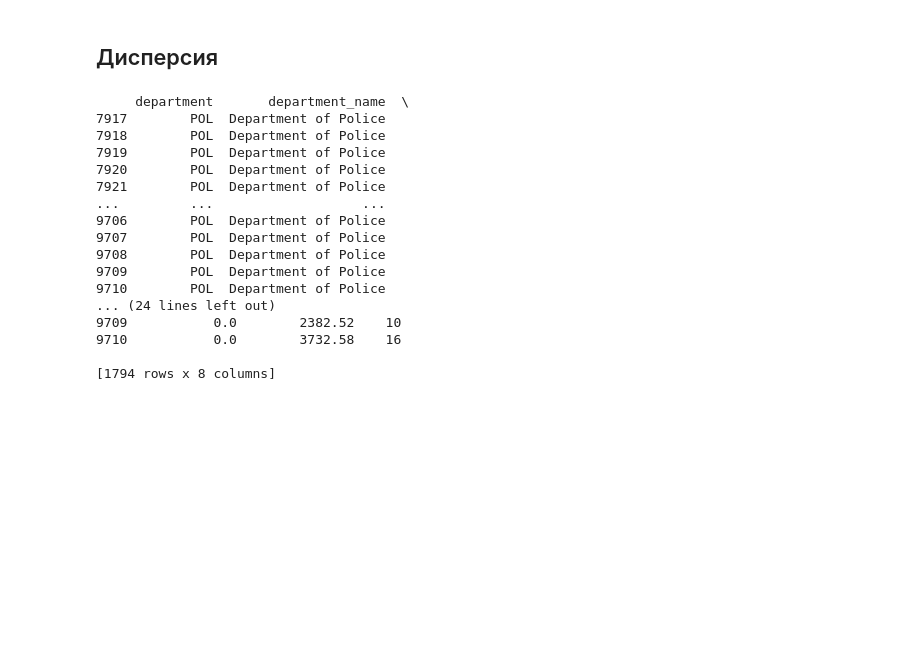
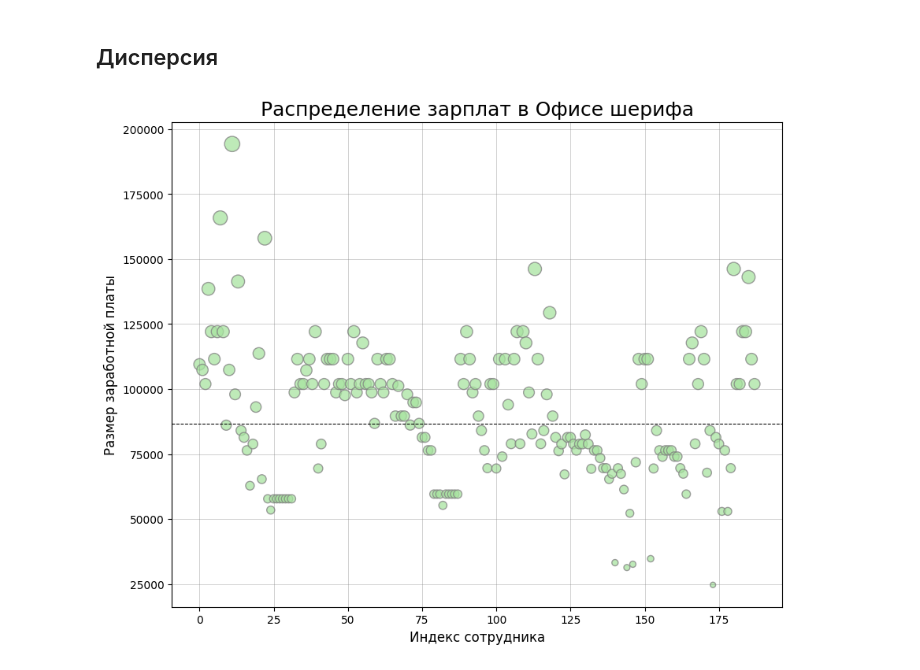
Before and after one commit to Korablinr54/Statistics, a Jupyter notebook: Основы статистики.ipynb, the cells around one changed output. Cells and saved outputs as stored; diff of their text form; code cells hidden in the pictures; blank space fills up the shorter version.

```diff
--- a/Основы статистики.ipynb
+++ b/Основы статистики.ipynb
@@ -681,23 +681,45 @@ plt.show
 # %% [markdown]
 ## Дисперсия
 # %%
-# Попробуем рассмотреть разброс заработных плат внутри полицейского департамента
-print(emp.query("department_name == 'Department of Police'"))
+# Попробуем рассмотреть разброс заработных плат внутри подразделения шерифа
+data_so = emp.query('department_name == "Sheriff\'s Office"')
+
+# выберем данные о зарплате и избавимся от пустых значений
+salary = data_so['base_salary'].dropna()
+median = salary.median()
+
+# устанавливаем размеры фигуры
+plt.figure(figsize=(10,8))
+
+# переменная для отображения зависимости размера зп и точки
+sizes = salary / 1000
+
+# настраиваем график
+plt.scatter(x = range(len(salary)), y = salary,
+                                    color = '#A8E4A0', # цвет
+                                    s = sizes, # размер точек
+                                    alpha = 0.75, # прозрачность
+                                    marker = 'o', # маркер
+                                    edgecolors='grey') # Цвет границ
+
+# добавляем и настраиваем гридлайны
+plt.grid(True, linewidth = 0.5,
+               alpha = 0.5,
+               color = 'gray')
+
+# добавляем и настраиваем дополнительные линии
+plt.axhline(median, color = 'black',
+                    linestyle = '--',
+                    linewidth = 0.75)
+
+# добавляем и настраиваем подписи
+plt.title('Распределение зарплат в Офисе шерифа', fontsize = 18)
+plt.xlabel('Индекс сотрудника', fontsize = 12)
+plt.xticks(fontsize = 10)
+plt.ylabel('Размер заработной платы', fontsize = 12)
+plt.yticks(fontsize = 10)
+
+# отображаем график
+plt.show()
 # %% [output]
-     department       department_name  \
-7917        POL  Department of Police
-7918        POL  Department of Police
-7919        POL  Department of Police
-7920        POL  Department of Police
-7921        POL  Department of Police
-...         ...                   ...
-9706        POL  Department of Police
-9707        POL  Department of Police
-9708        POL  Department of Police
-9709        POL  Department of Police
-9710        POL  Department of Police
-... (24 lines left out)
-9709           0.0        2382.52    10
-9710           0.0        3732.58    16
-
-[1794 rows x 8 columns]
+[figure, added]
```
Also changed, not shown: parts of 5 cells of this notebook.
